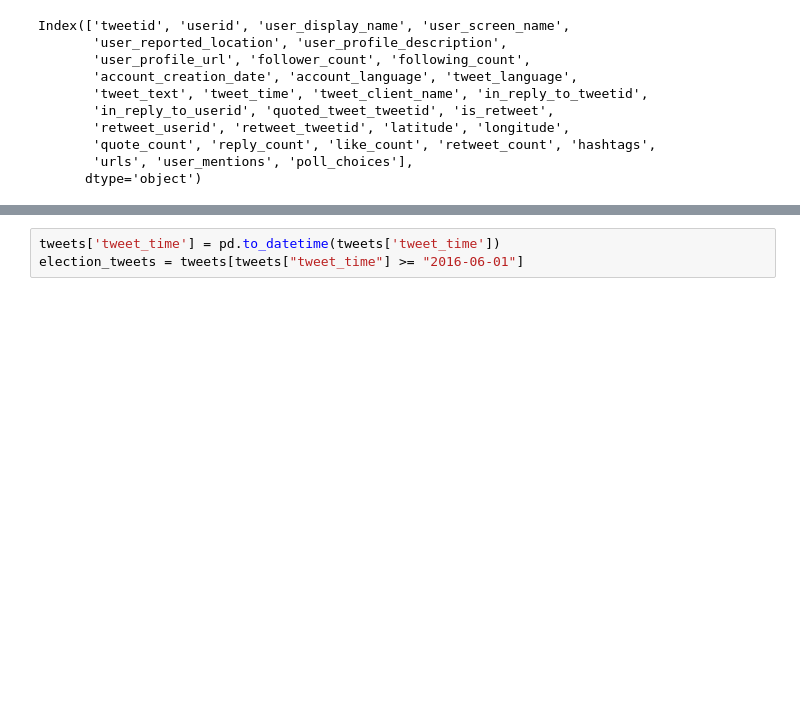
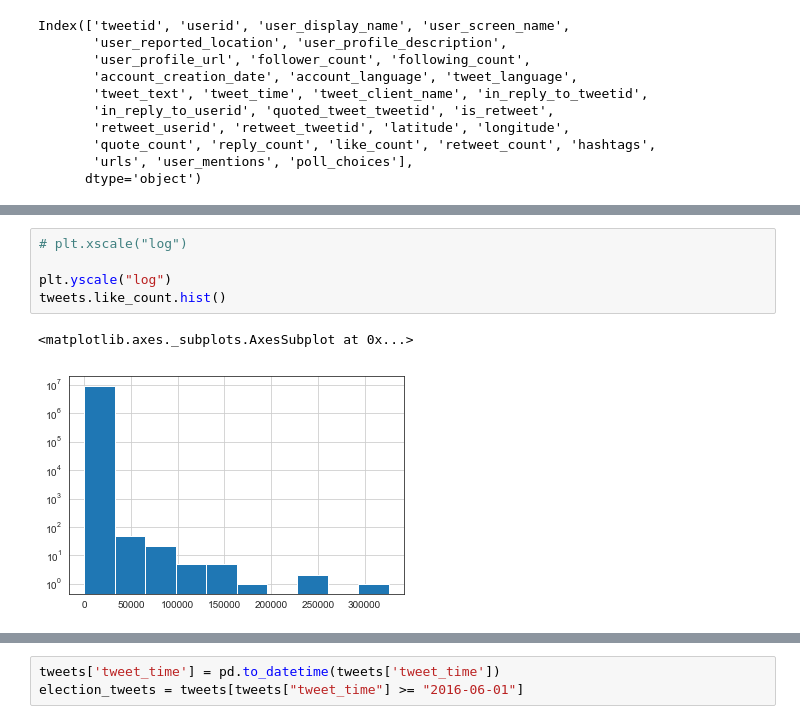
Before and after one commit to kayzhou/fake_news_during_election, a Jupyter notebook: analyze_IRAs.ipynb, the cells around one changed output, grey strips where cells are left out. Saved outputs shown, nothing was run; the diff lists cells and outputs as text; blank space fills up the shorter version.

```diff
--- a/analyze_IRAs.ipynb
+++ b/analyze_IRAs.ipynb
@@ -184,3 +183,11 @@ tweets.describe()
 | 50% | 6.221623e+17 | 8.420000e+02 | 6.180000e+02 | 6.325940e+17 | 8.102428e+17 | 6.531061e+17 | ... |
 | 75% | 7.800047e+17 | 4.486000e+03 | 2.014000e+03 | 6.568322e+17 | 8.500103e+17 | 7.946743e+17 | ... |
 | max | 1.009806e+18 | 2.576380e+05 | 7.466400e+04 | 1.001021e+18 | 9.989833e+17 | 1.001554e+18 | ... |
+# %%
+# plt.xscale("log")
+
+plt.yscale("log")
+tweets.like_count.hist()
+# %% [output]
+<matplotlib.axes._subplots.AxesSubplot at 0x...>
+[figure, added]
```
Also changed, not shown: parts of 5 cells of this notebook, 2 other files.
